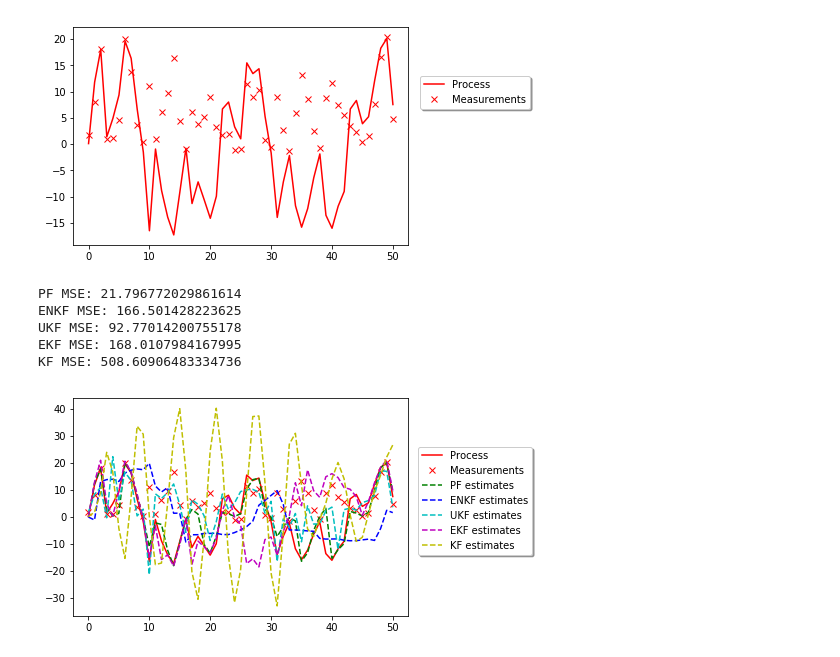
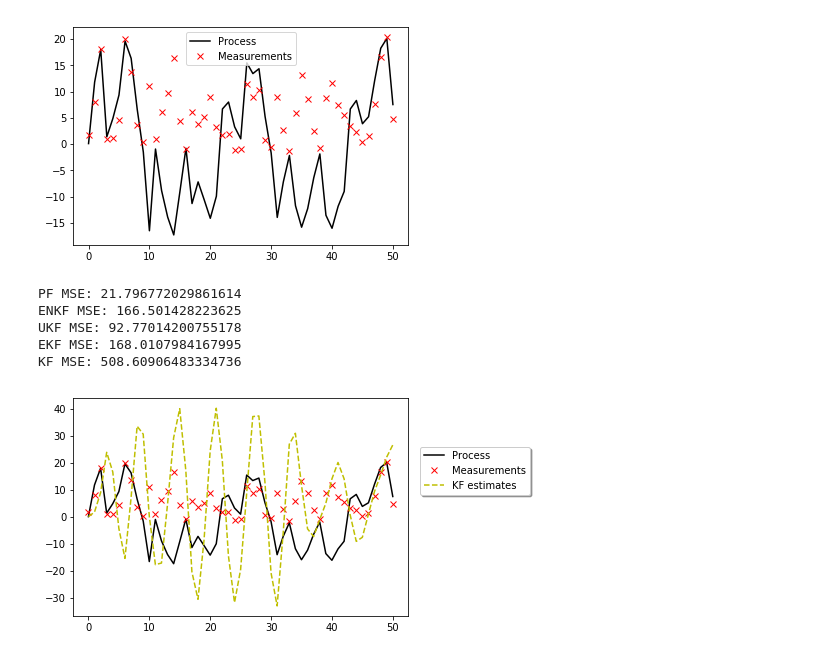
Before and after one commit to lindawangg/Survey-Nonlinear-Filters, a Jupyter notebook: comparisons.ipynb, the cells around one changed output. Saved outputs shown, nothing was run; the diff lists cells and outputs as text; code cells hidden in the pictures.

```diff
--- a/comparisons.ipynb
+++ b/comparisons.ipynb
@@ -4,29 +4,30 @@ import matplotlib.pyplot as plt
 # %%
 np.random.seed(0)
 # initial conditions
 mu0 = 0
 P0 = 2
 
 T = 50 # number of steps
 Q = 10 # process noise
 R = 1 # measurement noise
 
 # ground truth and measurements
 x = np.zeros(T+1)
 y = np.zeros(T+1)
 x[0] = 0.1
 y[0] = 0.05*x[0]**2 + np.random.normal(0, np.sqrt(R))
 for k in range(0,T):
     x[k + 1] = 0.5*x[k] + 25*x[k]/(1+x[k]**2) + 8*np.cos(1.2*k) + np.random.normal(0, np.sqrt(Q))
     y[k + 1] = 0.05*x[k+1]**2 + np.random.normal(0, np.sqrt(R))
 
 plt.figure(1)
-plt.plot(range(T+1), x, 'r-', label='Process')
+plt.plot(range(T+1), x, 'k-', label='Process')
 plt.plot(range(T+1), y, 'rx', label='Measurements')
-plt.legend(loc='upper center', bbox_to_anchor=(1.2, 0.8), shadow=True, ncol=1)
+plt.legend(loc='best')
+#plt.legend(loc='upper center', bbox_to_anchor=(1.2, 0.8), shadow=True, ncol=1)
 plt.show()
 # %% [output]
-[figure, old version]
+[figure, new version]
 # %%
 # load estimates
 pf_x = np.load('estimates/pf_x.npy')
@@ -54,14 +55,15 @@ EKF MSE: 168.0107984167995
 KF MSE: 508.60906483334736
 # %%
 plt.figure(1)
-plt.plot(range(T+1), x, 'r-', label='Process')
+plt.plot(range(T+1), x, 'k-', label='Process')
 plt.plot(range(T+1), y, 'rx', label='Measurements')
-plt.plot(range(T+1), pf_x, 'g--', label='PF estimates')
-plt.plot(range(T+1), enkf_x, 'b--', label='ENKF estimates')
-plt.plot(range(T+1), ukf_x, 'c--', label='UKF estimates')
-plt.plot(range(T+1), ekf_x, 'm--', label='EKF estimates')
+#plt.plot(range(T+1), pf_x, 'g--', label='PF estimates')
+#plt.plot(range(T+1), enkf_x, 'b--', label='ENKF estimates')
+#plt.plot(range(T+1), ukf_x, 'c--', label='UKF estimates')
+#plt.plot(range(T+1), ekf_x, 'm--', label='EKF estimates')
 plt.plot(range(T+1), kf_x, 'y--', label='KF estimates')
+#plt.legend(loc='lower left')
 plt.legend(loc='upper center', bbox_to_anchor=(1.2, 0.8), shadow=True, ncol=1)
 plt.show()
 # %% [output]
-[figure, old version]
+[figure, new version]
```
Also changed, not shown: 6 other files.
